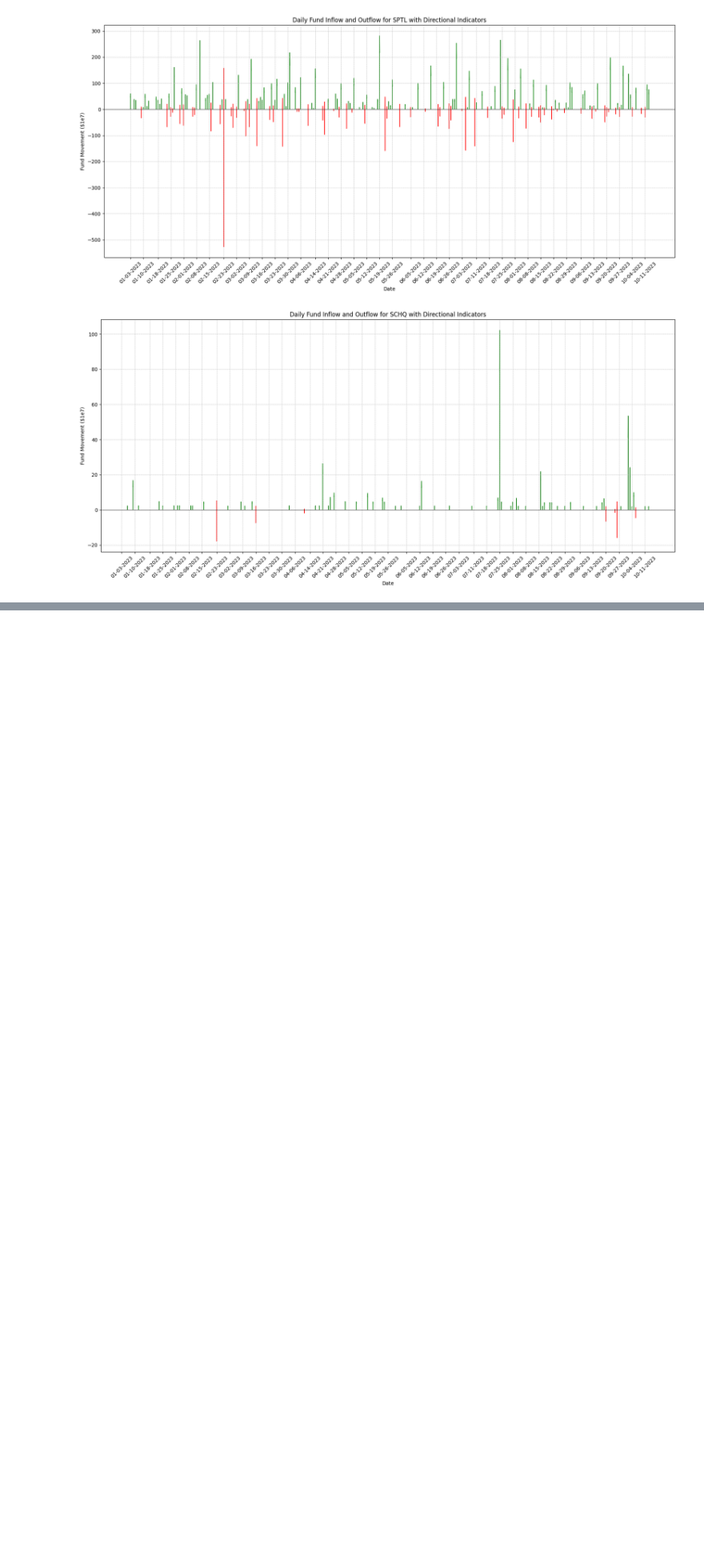
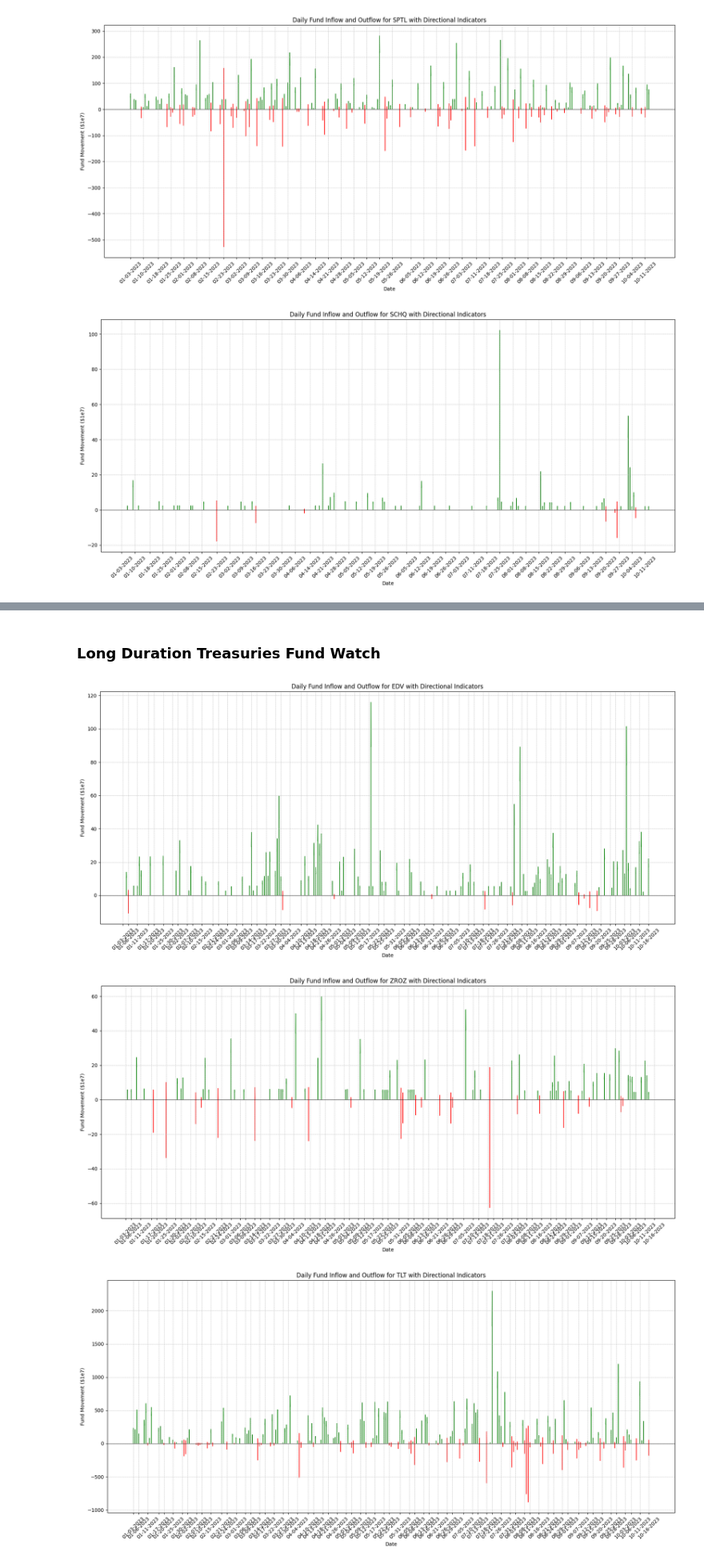
Before and after one commit to cleeclee123/ETF_Fund_Flows, a Jupyter notebook: main.ipynb, the cells around one changed output, grey strips where cells are left out. Shown at 80% size. Saved outputs shown, nothing was run; the diff lists cells and outputs as text; code cells hidden in the pictures; blank space fills up the shorter version.

```diff
--- a/main.ipynb
+++ b/main.ipynb
@@ -99,0 +115,10 @@ plot_fund_flow_ticks('SCHQ', 5)
+# %% [markdown]
+### Long Duration Treasuries Fund Watch
+# %%
+plot_fund_flow_ticks('EDV', 3)
+plot_fund_flow_ticks('ZROZ', 3)
+plot_fund_flow_ticks('TLT', 3)
+# %% [output]
+[figure, added]
+[figure, added]
+[figure, added]
```
Also changed, not shown: parts of 5 cells of this notebook, 16 other files.
